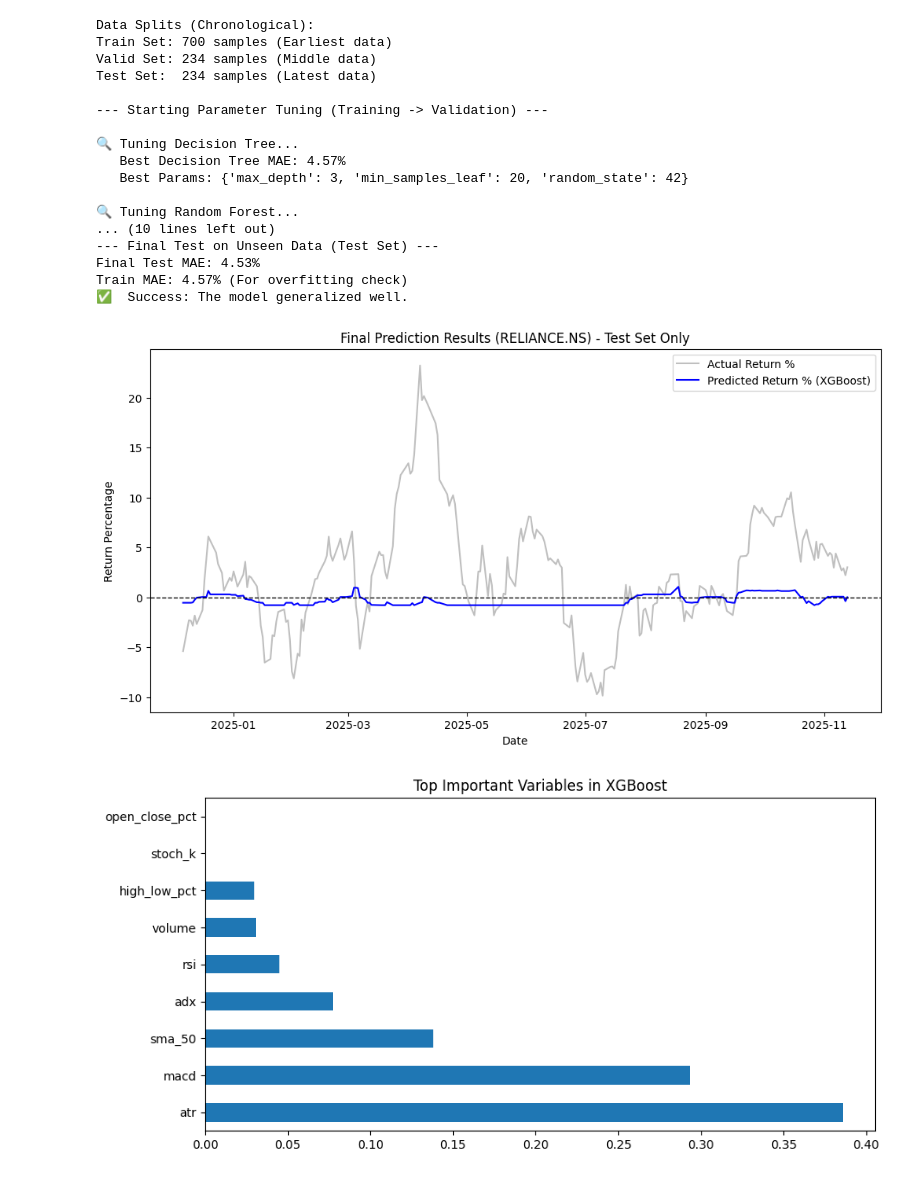
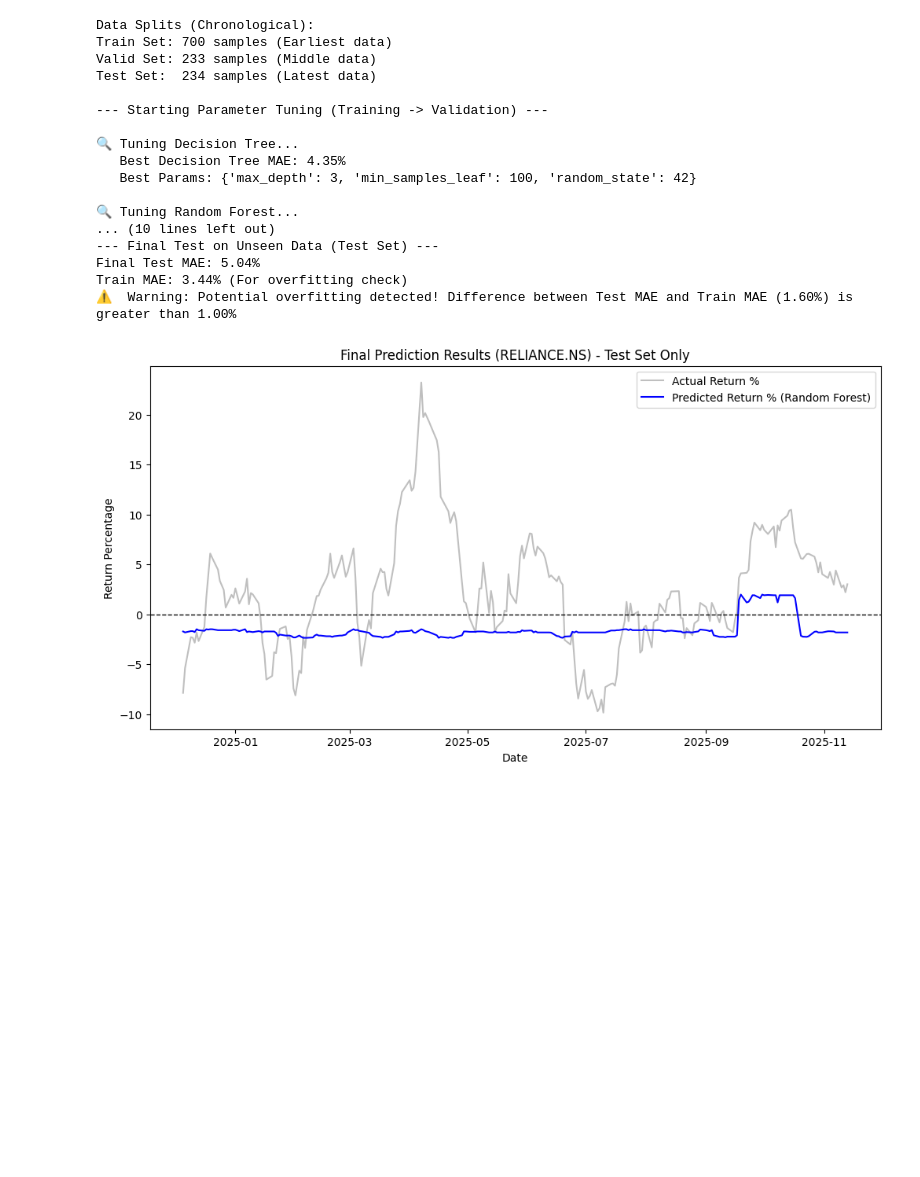
Before and after one commit to Krishnakanth834/MLProject1, a Jupyter notebook: stock_price_predict_decisstion_tree.ipynb, the cells around one changed output. Saved outputs shown, nothing was run; the diff lists cells and outputs as text; code cells hidden in the pictures; blank space fills up the shorter version.

```diff
--- a/stock_price_predict_decisstion_tree.ipynb
+++ b/stock_price_predict_decisstion_tree.ipynb
@@ -18,6 +18,7 @@ from sklearn.metrics import mean_absolute_error
 # 1. Data Fetching & Cleaning
 # ==========================================
 ticker = 'RELIANCE.NS'
+nifty_ticker = '^NSEI'
 print(f"Fetching data for {ticker}...")
 df = yf.download(ticker, period="5y", interval="1d", progress=False)
 
@@ -27,6 +28,17 @@ if isinstance(df.columns, pd.MultiIndex):
 
 # REQUIREMENT: Convert all columns to lower case
 df.columns = df.columns.str.lower()
+
+# Fetch Nifty 50 data
+print(f"Fetching data for {nifty_ticker}...")
+nifty_df = yf.download(nifty_ticker, period="5y", interval="1d", progress=False)
+if isinstance(nifty_df.columns, pd.MultiIndex):
+    nifty_df.columns = nifty_df.columns.get_level_values(0)
+nifty_df.columns = nifty_df.columns.str.lower()
+nifty_df = nifty_df[['close']].rename(columns={'close': 'nifty_50_close'})
+
+# Merge Nifty 50 data with the main DataFrame
+df = df.merge(nifty_df, left_index=True, right_index=True, how='inner')
 
 # ==========================================
 # 2. Feature Engineering (Using 'ta' library)
@@ -39,6 +51,8 @@ df['stoch_k'] = ta.momentum.StochasticOscillator(df['high'], df['low'], df['clos
 df['macd'] = ta.trend.MACD(df['close']).macd()
 df['adx'] = ta.trend.ADXIndicator(df['high'], df['low'], df['close']).adx()
 df['sma_50'] = ta.trend.SMAIndicator(df['close'], window=50).sma_indicator()
+df['sma_8'] = ta.trend.SMAIndicator(df['close'], window=8).sma_indicator() # Added SMA8
+df['sma_20'] = ta.trend.SMAIndicator(df['close'], window=20).sma_indicator() # Added SMA20
 
 # 3. Volatility
 df['atr'] = ta.volatility.AverageTrueRange(df['high'], df['low'], df['close']).average_true_range()
@@ -57,7 +71,7 @@ df['target'] = (df['close'].shift(-21) - df['close']) / df['close'] * 100
 df.dropna(inplace=True)
 
 # Define Features and Target
-feature_cols = ['rsi', 'stoch_k', 'macd', 'adx', 'sma_50', 'atr', 'high_low_pct', 'open_close_pct', 'volume']
+feature_cols = ['rsi', 'stoch_k', 'macd', 'adx', 'sma_50', 'sma_8', 'sma_20', 'atr', 'high_low_pct', 'open_close_pct', 'volume', 'nifty_50_close'] # Updated feature_cols with Nifty 50
 X = df[feature_cols]
 y = df['target']
 
@@ -89,7 +103,7 @@ param_grids = {
         "model_class": DecisionTreeRegressor,
         "params": {
             "max_depth": [3, 5, 7, 10],
-            "min_samples_leaf": [10, 20, 50],
+            "min_samples_leaf": [10, 20, 50, 100, 150], # Increased min_samples_leaf range
             "random_state": [42]
         }
     },
@@ -98,7 +112,7 @@ param_grids = {
         "params": {
             "n_estimators": [50, 100],
             "max_depth": [3, 5, 7],
-            "min_samples_leaf": [10, 20],
+            "min_samples_leaf": [10, 20, 50, 75, 100], # Increased min_samples_leaf range
             "random_state": [42]
         }
     },
@@ -108,6 +122,7 @@ param_grids = {
             "n_estimators": [50, 100, 200],
             "learning_rate": [0.01, 0.05, 0.1],
             "max_depth": [3, 5],
+            "min_child_weight": [1, 5, 10, 20], # Added min_child_weight for regularization
             "subsample": [0.8],
             "random_state": [42]
         }
@@ -178,10 +193,12 @@ print(f"Final Test MAE: {final_test_mae:.2f}%")
 train_mae_final = mean_absolute_error(y_train, best_overall_model.predict(X_train))
 print(f"Train MAE: {train_mae_final:.2f}% (For overfitting check)")
 
-if final_test_mae > best_overall_mae + 1.0:
-    print("⚠️  Warning: The model performance dropped significantly on the Test set.")
+# Updated overfitting check to be more direct about train vs test MAE
+overfitting_threshold = 1.0 # Define a threshold for acceptable difference
+if abs(final_test_mae - train_mae_final) > overfitting_threshold:
+    print(f"⚠️  Warning: Potential overfitting detected! Difference between Test MAE and Train MAE ({abs(final_test_mae - train_mae_final):.2f}%) is greater than {overfitting_threshold:.2f}%")
 else:
-    print("✅  Success: The model generalized well.")
+    print(f"✅  Success: The model generalized well. Difference between Test MAE and Train MAE ({abs(final_test_mae - train_mae_final):.2f}%) is within {overfitting_threshold:.2f}%")
 
 # ==========================================
 # 7. Visualization
@@ -198,14 +215,6 @@ plt.xlabel("Date")
 plt.ylabel("Return Percentage")
 plt.legend()
 plt.show()
-
-# Feature Importance
-if hasattr(best_overall_model, 'feature_importances_'):
-    plt.figure(figsize=(10, 5))
-    feat_importances = pd.Series(best_overall_model.feature_importances_, index=feature_cols)
-    feat_importances.nlargest(10).plot(kind='barh')
-    plt.title(f"Top Important Variables in {best_overall_name}")
-    plt.show()
 # %% [output]
 Requirement already satisfied: ta in /usr/local/lib/python3.12/dist-packages (0.11.0)
 Requirement already satisfied: numpy in /usr/local/lib/python3.12/dist-packages (from ta) (2.0.2)
@@ -218,19 +228,18 @@ Fetching data for RELIANCE.NS...
 Data Splits (Chronological):
 Train Set: 700 samples (Earliest data)
-Valid Set: 234 samples (Middle data)
+Valid Set: 233 samples (Middle data)
 Test Set:  234 samples (Latest data)
 
 --- Starting Parameter Tuning (Training -> Validation) ---
 
 🔍 Tuning Decision Tree...
-   Best Decision Tree MAE: 4.57%
-   Best Params: {'max_depth': 3, 'min_samples_leaf': 20, 'random_state': 42}
+   Best Decision Tree MAE: 4.35%
+   Best Params: {'max_depth': 3, 'min_samples_leaf': 100, 'random_state': 42}
 
 🔍 Tuning Random Forest...
 ... (10 lines left out)
 --- Final Test on Unseen Data (Test Set) ---
-Final Test MAE: 4.53%
-Train MAE: 4.57% (For overfitting check)
-✅  Success: The model generalized well.
+Final Test MAE: 5.04%
+Train MAE: 3.44% (For overfitting check)
+⚠️  Warning: Potential overfitting detected! Difference between Test MAE and Train MAE (1.60%) is greater than 1.00%
-[figure, old version]
+[figure, new version]
-[figure, removed]
```
Also changed, not shown: parts of 17 cells of this notebook.
